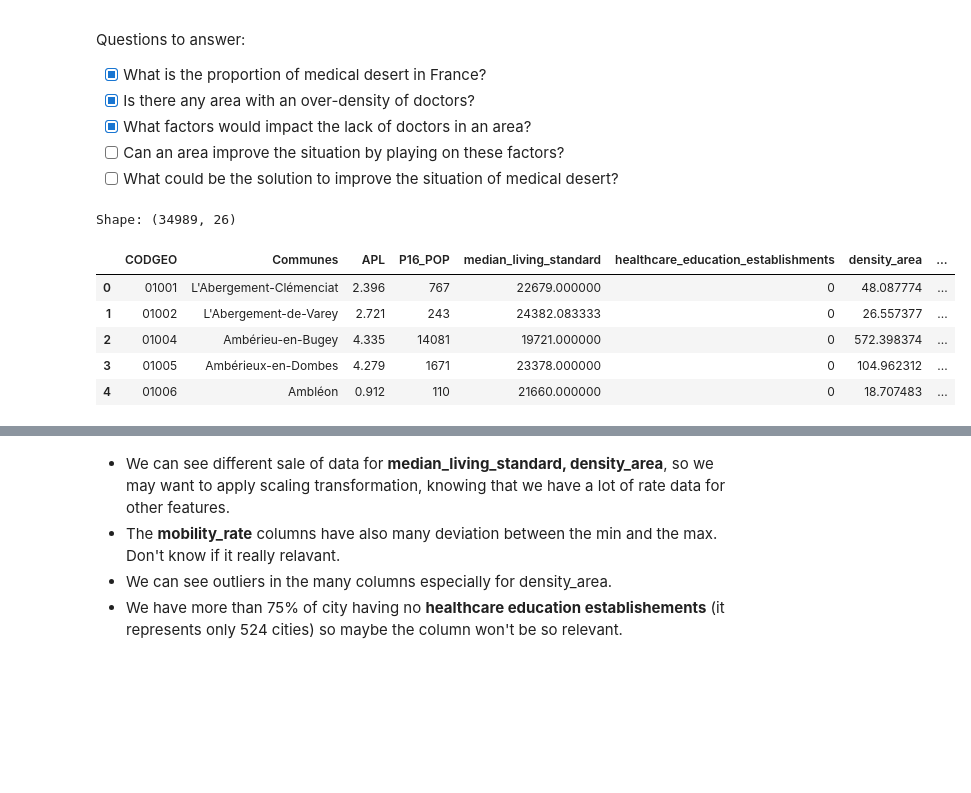
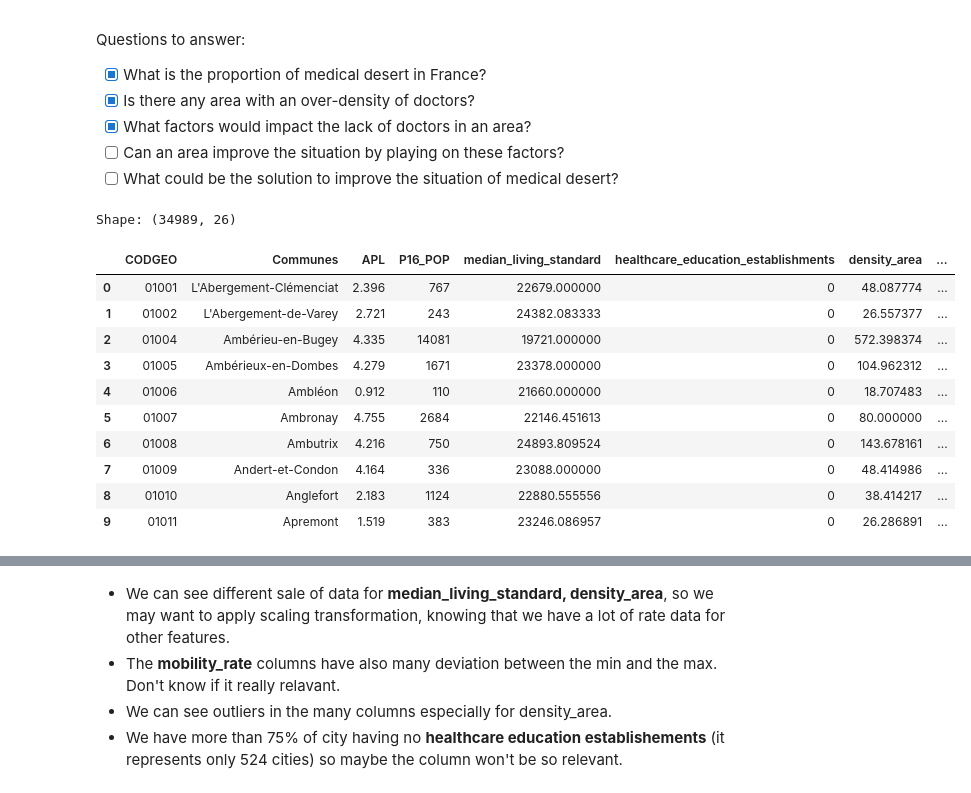
Before and after one commit to LudivineLacour/predict-medical-desert, a Jupyter notebook: code/exploratory_data_analysis.ipynb, the cells around one changed output, grey strips where cells are left out. Cells and saved outputs as stored; diff of their text form; code cells hidden in the pictures; blank space fills up the shorter version.

```diff
--- a/code/exploratory_data_analysis.ipynb
+++ b/code/exploratory_data_analysis.ipynb
@@ -22,15 +22,20 @@ pd.set_option('max_columns',50)
 # %%
 df = pd.read_csv('../data/medical_desert_clean.csv', dtype={'CODGEO':'str','Communes':'str'})
 print('Shape:',df.shape)
-df.head()
+df.head(10)
 # %% [output]
 Shape: (34989, 26)
 |  | CODGEO | Communes | APL | P16_POP | median_living_standard | healthcare_education_establishments | density_area | ... |
 | 0 | 01001 | L'Abergement-Clémenciat | 2.396 | 767 | 22679.000000 | 0 | 48.087774 | ... |
 | 1 | 01002 | L'Abergement-de-Varey | 2.721 | 243 | 24382.083333 | 0 | 26.557377 | ... |
 | 2 | 01004 | Ambérieu-en-Bugey | 4.335 | 14081 | 19721.000000 | 0 | 572.398374 | ... |
 | 3 | 01005 | Ambérieux-en-Dombes | 4.279 | 1671 | 23378.000000 | 0 | 104.962312 | ... |
 | 4 | 01006 | Ambléon | 0.912 | 110 | 21660.000000 | 0 | 18.707483 | ... |
+| 5 | 01007 | Ambronay | 4.755 | 2684 | 22146.451613 | 0 | 80.000000 | ... |
+| 6 | 01008 | Ambutrix | 4.216 | 750 | 24893.809524 | 0 | 143.678161 | ... |
+| 7 | 01009 | Andert-et-Condon | 4.164 | 336 | 23088.000000 | 0 | 48.414986 | ... |
+| 8 | 01010 | Anglefort | 2.183 | 1124 | 22880.555556 | 0 | 38.414217 | ... |
+| 9 | 01011 | Apremont | 1.519 | 383 | 23246.086957 | 0 | 26.286891 | ... |
 # %%
 df.describe()
 # %% [output]
```
Also changed, not shown: parts of 2 cells of this notebook, 6 other files.
